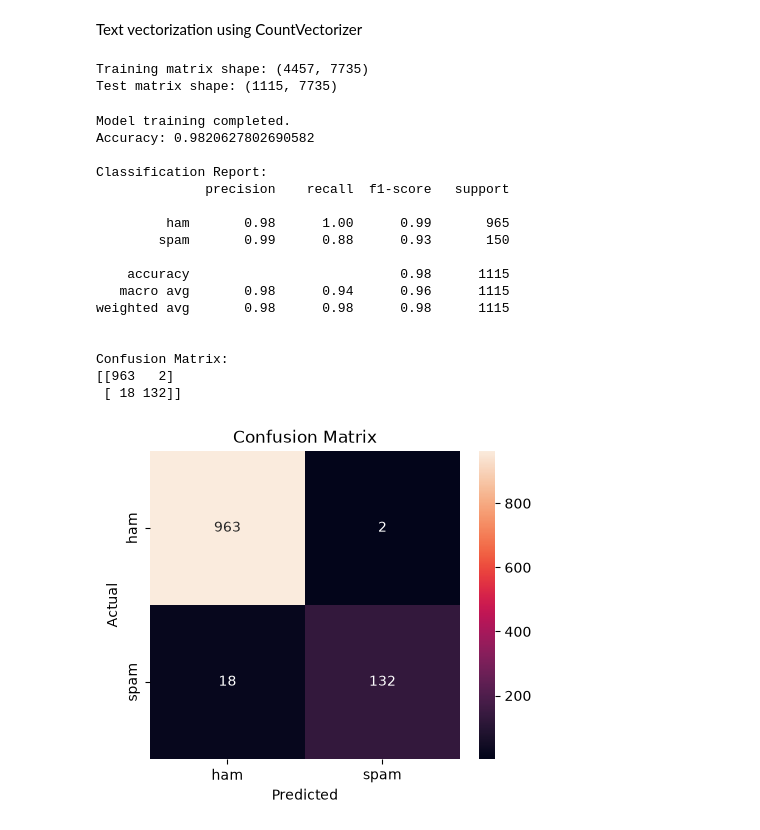
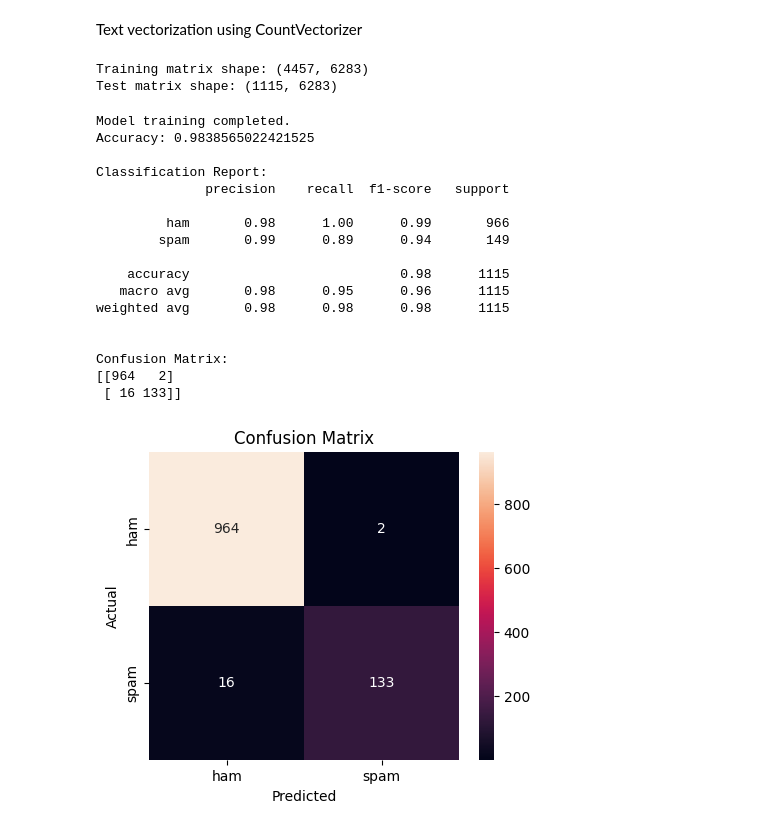
Before and after one commit to mmilan20050601/ML-project, a Jupyter notebook: spam_detection.ipynb, the cells around one changed output. Cells and saved outputs as stored; diff of their text form; code cells hidden in the pictures.

Commit message:
Compare models and improve SVM evaluation

```diff
--- a/spam_detection.ipynb
+++ b/spam_detection.ipynb
@@ -96,7 +76,8 @@ X_train, X_test, y_train, y_test = train_test_split(
     X,
     y,
     test_size=0.2,
-    random_state=42
+    random_state=42,
+    stratify=y
 )
 
 print("Training samples:", len(X_train))
@@ -116,7 +97,10 @@ Text vectorization using CountVectorizer
 from sklearn.feature_extraction.text import CountVectorizer
 
 # Create vectorizer
-vectorizer = CountVectorizer()
+vectorizer = CountVectorizer(
+    ngram_range=(1, 2),
+    min_df=3
+)
 
 # Learn vocabulary from training data
 X_train_vec = vectorizer.fit_transform(X_train)
@@ -127,13 +111,13 @@ X_test_vec = vectorizer.transform(X_test)
 print("Training matrix shape:", X_train_vec.shape)
 print("Test matrix shape:", X_test_vec.shape)
 # %% [output]
-Training matrix shape: (4457, 7735)
-Test matrix shape: (1115, 7735)
+Training matrix shape: (4457, 6283)
+Test matrix shape: (1115, 6283)
 # %%
 from sklearn.svm import LinearSVC
 
 # Create SVM model
-svm_model = LinearSVC(random_state=42)
+svm_model = LinearSVC(random_state=42, class_weight="balanced", max_iter=10000)
 
 # Train model
 svm_model.fit(X_train_vec, y_train)
@@ -151,38 +135,38 @@ print("Accuracy:", accuracy)
 
 # Detailed metrics
 print("\nClassification Report:")
 print(classification_report(y_test, y_pred, target_names=["ham", "spam"]))
 
 # Confusion matrix
 print("\nConfusion Matrix:")
 print(confusion_matrix(y_test, y_pred))
 
 import seaborn as sns
 
-cm = confusion_matrix(y_test, y_pred)
+cm = confusion_matrix(y_test, y_pred, labels=[0,1])
 
 plt.figure(figsize=(5, 4))
 sns.heatmap(cm, annot=True, fmt='d', xticklabels=["ham", "spam"], yticklabels=["ham", "spam"])
 plt.xlabel("Predicted")
 plt.ylabel("Actual")
 plt.title("Confusion Matrix")
 plt.show()
 # %% [output]
 Model training completed.
-Accuracy: 0.9820627802690582
+Accuracy: 0.9838565022421525
 
 Classification Report:
               precision    recall  f1-score   support
 
-         ham       0.98      1.00      0.99       965
-        spam       0.99      0.88      0.93       150
+         ham       0.98      1.00      0.99       966
+        spam       0.99      0.89      0.94       149
 
     accuracy                           0.98      1115
-   macro avg       0.98      0.94      0.96      1115
+   macro avg       0.98      0.95      0.96      1115
 weighted avg       0.98      0.98      0.98      1115
 
 
 Confusion Matrix:
-[[963   2]
- [ 18 132]]
+[[964   2]
+ [ 16 133]]
-[figure, old version]
+[figure, new version]
```
Also changed, not shown: parts of 5 cells of this notebook.
